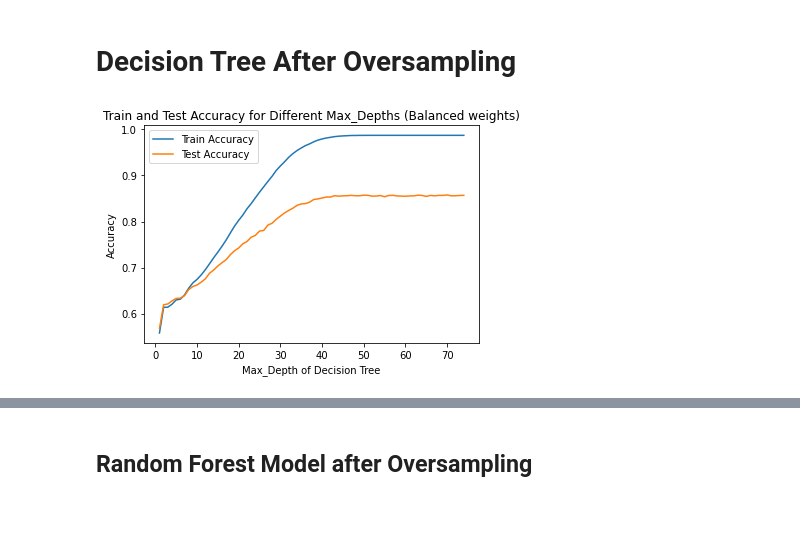
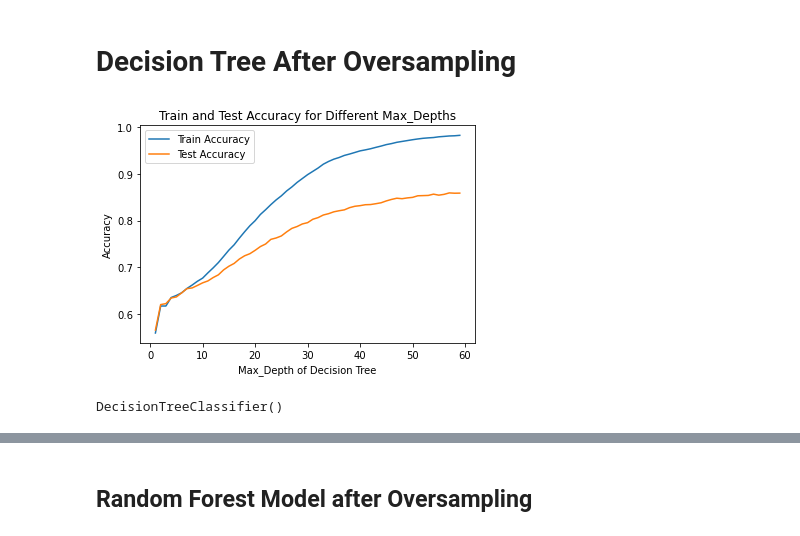
Before and after one commit to PaulaEsteban2000/CSE151A_UrbanAnimals, a Jupyter notebook: decisiontree_notebook.ipynb, the cells around one changed output, grey strips where cells are left out. Drawn from its saved outputs; the diff is of its cells as text; code cells hidden in the pictures.

Commit message:
fixed fitting graph

```diff
--- a/decisiontree_notebook.ipynb
+++ b/decisiontree_notebook.ipynb
@@ -200,10 +200,10 @@ X_train, X_test, y_train, y_test = train_test_split(X, y, train_size = .8)
 train_error = []
 test_error = []
 depths = []
-for depth in range(1, 75):
+for depth in range(1, 60):
     depths += [depth]
     # find train error
-    mod = DecisionTreeClassifier(criterion='entropy', max_depth=depth, class_weight='balanced')
+    mod = DecisionTreeClassifier(criterion='entropy', max_depth=depth)
     # train
     mod.fit(X_train, y_train)
     # generate predictions on train set
@@ -217,11 +217,16 @@ for depth in range(1, 75):
 # %%
 # draw graph
 plt.plot(depths, train_error, label='Train Accuracy')
 plt.plot(depths, test_error, label='Test Accuracy')
 plt.xlabel('Max_Depth of Decision Tree')
 plt.ylabel('Accuracy')
 plt.legend()
-plt.title('Train and Test Accuracy for Different Max_Depths (Balanced weights)')
+plt.title('Train and Test Accuracy for Different Max_Depths')
 plt.show()
 # %% [output]
-[figure, old version]
+[figure, new version]
+# %%
+mod = DecisionTreeClassifier()
+mod.fit(X_train, y_train)
+# %% [output]
+DecisionTreeClassifier()
```
Also changed, not shown: parts of 17 cells of this notebook.
